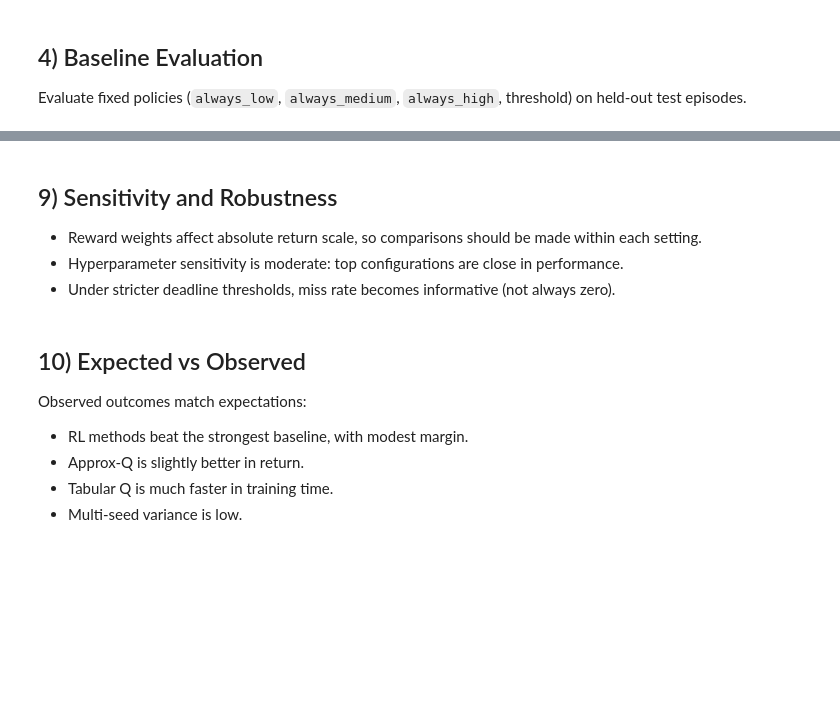
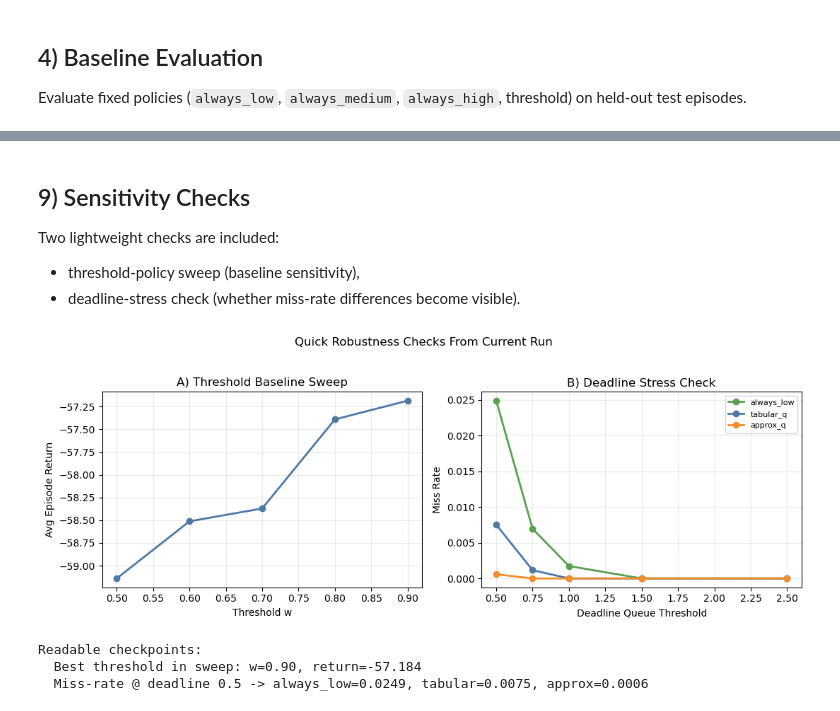
Before and after one commit to z1L0Ng/EE473, a Jupyter notebook: notebooks/final_project.ipynb, the cells around one changed output, grey strips where cells are left out. Drawn from its saved outputs; the diff is of its cells as text; code cells hidden in the pictures; blank space fills up the shorter version.

```diff
--- a/notebooks/final_project.ipynb
+++ b/notebooks/final_project.ipynb
@@ -330,14 +473,69 @@ print(f"  Training time ratio  : approx/tabular = {times[2]/times[1]:.2f}x")
 # %% [markdown]
-## 9) Sensitivity and Robustness
+## 9) Sensitivity Checks
 
-- Reward weights affect absolute return scale, so comparisons should be made within each setting.
-- Hyperparameter sensitivity is moderate: top configurations are close in performance.
-- Under stricter deadline thresholds, miss rate becomes informative (not always zero).
+Two lightweight checks are included:
+- threshold-policy sweep (baseline sensitivity),
+- deadline-stress check (whether miss-rate differences become visible).
-# %% [markdown]
-## 10) Expected vs Observed
-
-Observed outcomes match expectations:
-- RL methods beat the strongest baseline, with modest margin.
-- Approx-Q is slightly better in return.
-- Tabular Q is much faster in training time.
-- Multi-seed variance is low.
+# %%
+import matplotlib.pyplot as plt
+from dataclasses import replace
+from baselines import threshold_policy_factory
+
+# A) Threshold sweep on the same test split
+thresholds = [0.50, 0.60, 0.70, 0.80, 0.90]
+th_returns = []
+for w in thresholds:
+    m = evaluate_policy(test_episodes, threshold_policy_factory(workload_threshold=w), config=DEFAULT_ENV_CONFIG)
+    th_returns.append(m['avg_episode_return'])
+
+# B) Deadline stress: compare miss-rate for three policies
+stress_deadlines = [2.5, 1.5, 1.0, 0.75, 0.5]
+
+# Policy wrappers from current-run models
+def tab_policy(obs, info):
+    return int(np.argmax(q_table_run[obs]))
+
+def apx_policy(obs, info):
+    return approximator_run.greedy_action(weights_run, obs, info)
+
+miss_tab = []
+miss_apx = []
+miss_low = []
+for d in stress_deadlines:
+    cfg = replace(DEFAULT_ENV_CONFIG, deadline_queue_threshold=d)
+    miss_low.append(evaluate_policy(test_episodes, always_low_policy, config=cfg)['miss_rate'])
+    miss_tab.append(evaluate_policy(test_episodes, tab_policy, config=cfg)['miss_rate'])
+    miss_apx.append(evaluate_policy(test_episodes, apx_policy, config=cfg)['miss_rate'])
+
+fig, axes = plt.subplots(1, 2, figsize=(11, 4))
+
+ax = axes[0]
+ax.plot(thresholds, th_returns, marker='o', linewidth=2, color='#4e79a7')
+ax.set_xlabel('Threshold w')
+ax.set_ylabel('Avg Episode Return')
+ax.set_title('A) Threshold Baseline Sweep')
+ax.grid(alpha=0.25)
+
+ax2 = axes[1]
+ax2.plot(stress_deadlines, miss_low, marker='o', linewidth=2, label='always_low', color='#59a14f')
+ax2.plot(stress_deadlines, miss_tab, marker='o', linewidth=2, label='tabular_q', color='#4e79a7')
+ax2.plot(stress_deadlines, miss_apx, marker='o', linewidth=2, label='approx_q', color='#f28e2b')
+ax2.set_xlabel('Deadline Queue Threshold')
+ax2.set_ylabel('Miss Rate')
+ax2.set_title('B) Deadline Stress Check')
+ax2.grid(alpha=0.25)
+ax2.legend(fontsize=8)
+
+fig.suptitle('Quick Robustness Checks From Current Run', y=1.03)
+plt.tight_layout()
+plt.show()
+
+best_idx = int(np.argmax(th_returns))
+print('Readable checkpoints:')
+print(f"  Best threshold in sweep: w={thresholds[best_idx]:.2f}, return={th_returns[best_idx]:.3f}")
+print(f"  Miss-rate @ deadline 0.5 -> always_low={miss_low[-1]:.4f}, tabular={miss_tab[-1]:.4f}, approx={miss_apx[-1]:.4f}")
+# %% [output]
+[figure, added]
+Readable checkpoints:
+  Best threshold in sweep: w=0.90, return=-57.184
+  Miss-rate @ deadline 0.5 -> always_low=0.0249, tabular=0.0075, approx=0.0006
```
Also changed, not shown: parts of 38 cells of this notebook, 1 other file.
